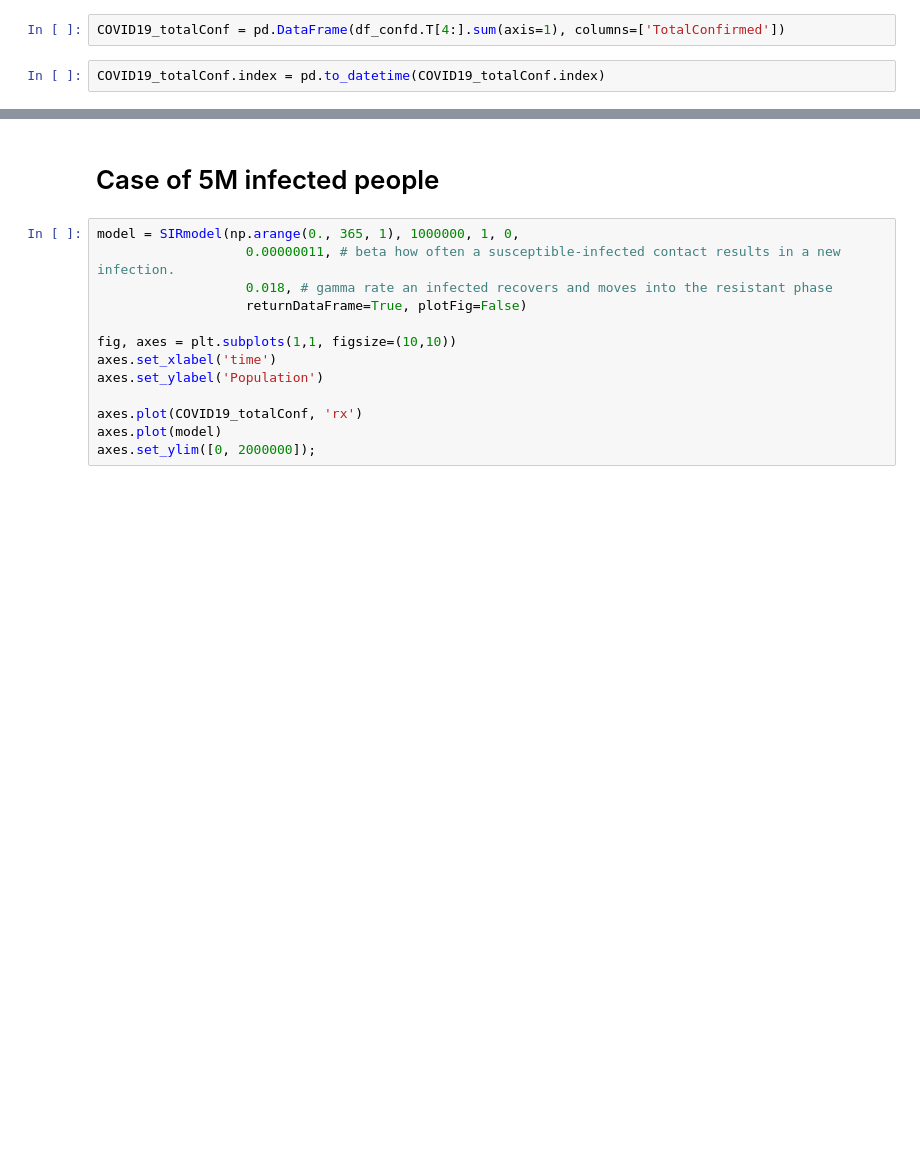
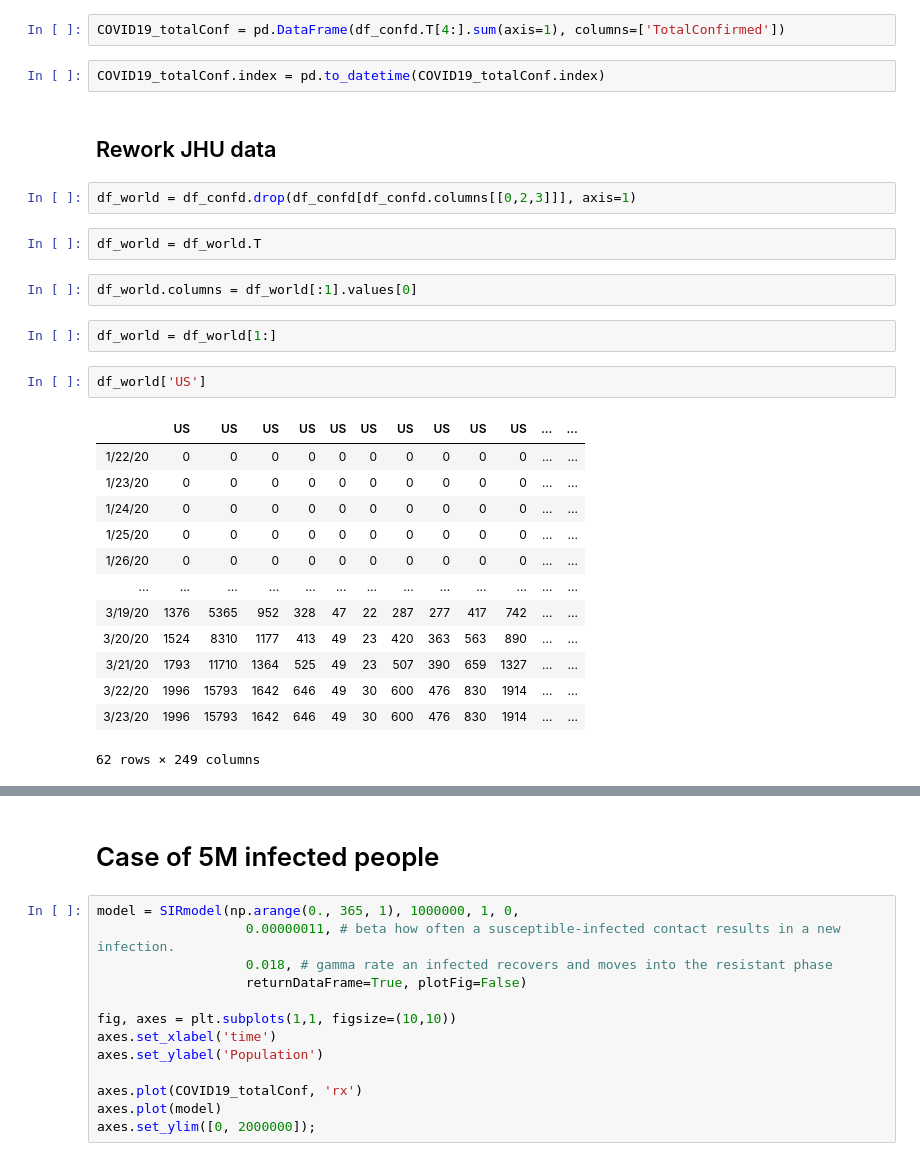
Before and after one commit to gbellandi/corona_model, a Jupyter notebook: Corona_model_scenarios_JHUdata.ipynb, the cells around one changed output, grey strips where cells are left out. Cells and saved outputs as stored; diff of their text form; blank space fills up the shorter version.

Commit message:
rework and clean jhu data

```diff
--- a/Corona_model_scenarios_JHUdata.ipynb
+++ b/Corona_model_scenarios_JHUdata.ipynb
@@ -46,3 +46,29 @@ df_confd = pd.read_csv('https://raw.githubusercontent.com/CSSEGISandData/COVID-1
 COVID19_totalConf = pd.DataFrame(df_confd.T[4:].sum(axis=1), columns=['TotalConfirmed'])
 # %%
 COVID19_totalConf.index = pd.to_datetime(COVID19_totalConf.index)
+# %% [markdown]
+## Rework JHU data
+# %%
+df_world = df_confd.drop(df_confd[df_confd.columns[[0,2,3]]], axis=1)
+# %%
+df_world = df_world.T
+# %%
+df_world.columns = df_world[:1].values[0]
+# %%
+df_world = df_world[1:]
+# %%
+df_world['US']
+# %% [output]
+|  | US | US | US | US | US | US | US | US | US | US | ... | ... |
+| 1/22/20 | 0 | 0 | 0 | 0 | 0 | 0 | 0 | 0 | 0 | 0 | ... | ... |
+| 1/23/20 | 0 | 0 | 0 | 0 | 0 | 0 | 0 | 0 | 0 | 0 | ... | ... |
+| 1/24/20 | 0 | 0 | 0 | 0 | 0 | 0 | 0 | 0 | 0 | 0 | ... | ... |
+| 1/25/20 | 0 | 0 | 0 | 0 | 0 | 0 | 0 | 0 | 0 | 0 | ... | ... |
+| 1/26/20 | 0 | 0 | 0 | 0 | 0 | 0 | 0 | 0 | 0 | 0 | ... | ... |
+| ... | ... | ... | ... | ... | ... | ... | ... | ... | ... | ... | ... | ... |
+| 3/19/20 | 1376 | 5365 | 952 | 328 | 47 | 22 | 287 | 277 | 417 | 742 | ... | ... |
+| 3/20/20 | 1524 | 8310 | 1177 | 413 | 49 | 23 | 420 | 363 | 563 | 890 | ... | ... |
+| 3/21/20 | 1793 | 11710 | 1364 | 525 | 49 | 23 | 507 | 390 | 659 | 1327 | ... | ... |
+| 3/22/20 | 1996 | 15793 | 1642 | 646 | 49 | 30 | 600 | 476 | 830 | 1914 | ... | ... |
+| 3/23/20 | 1996 | 15793 | 1642 | 646 | 49 | 30 | 600 | 476 | 830 | 1914 | ... | ... |
+62 rows × 249 columns
```
Also changed, not shown: parts of 13 cells of this notebook.
